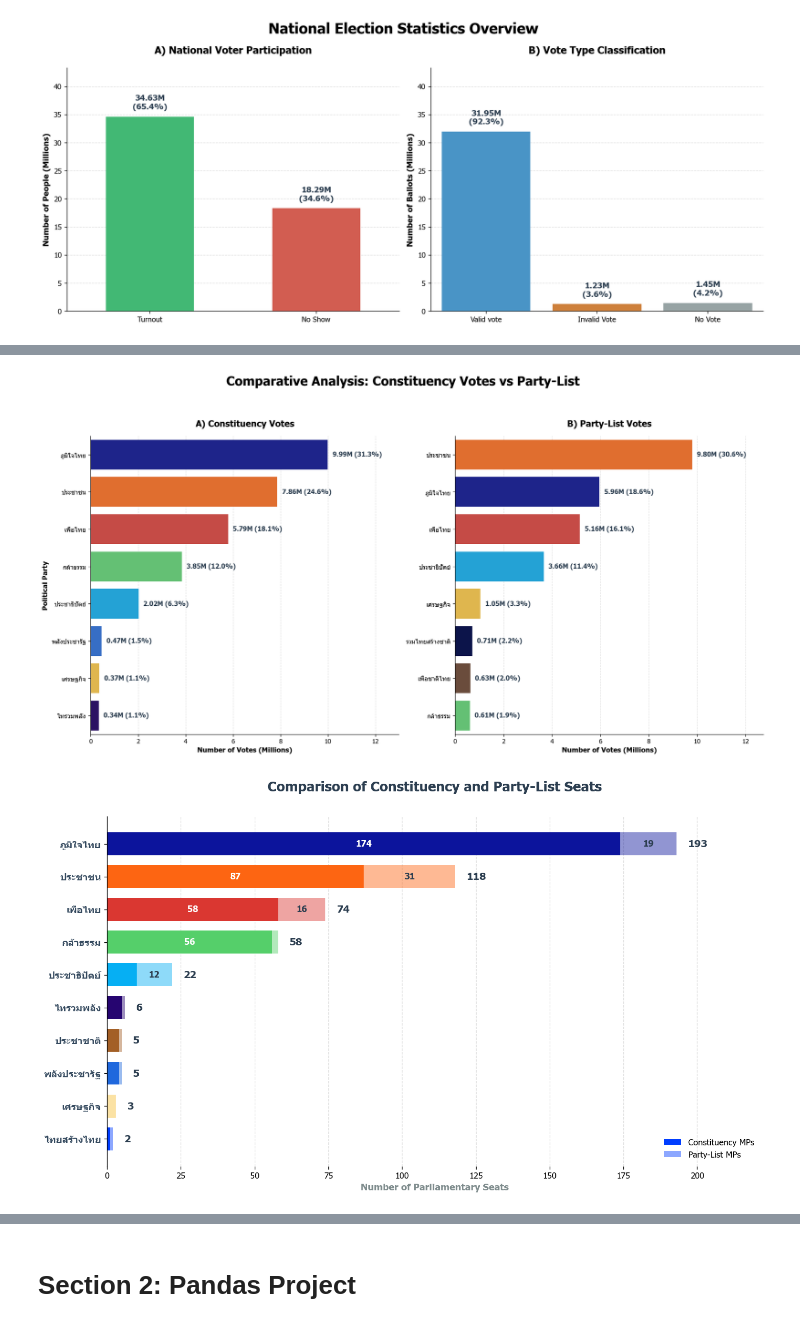
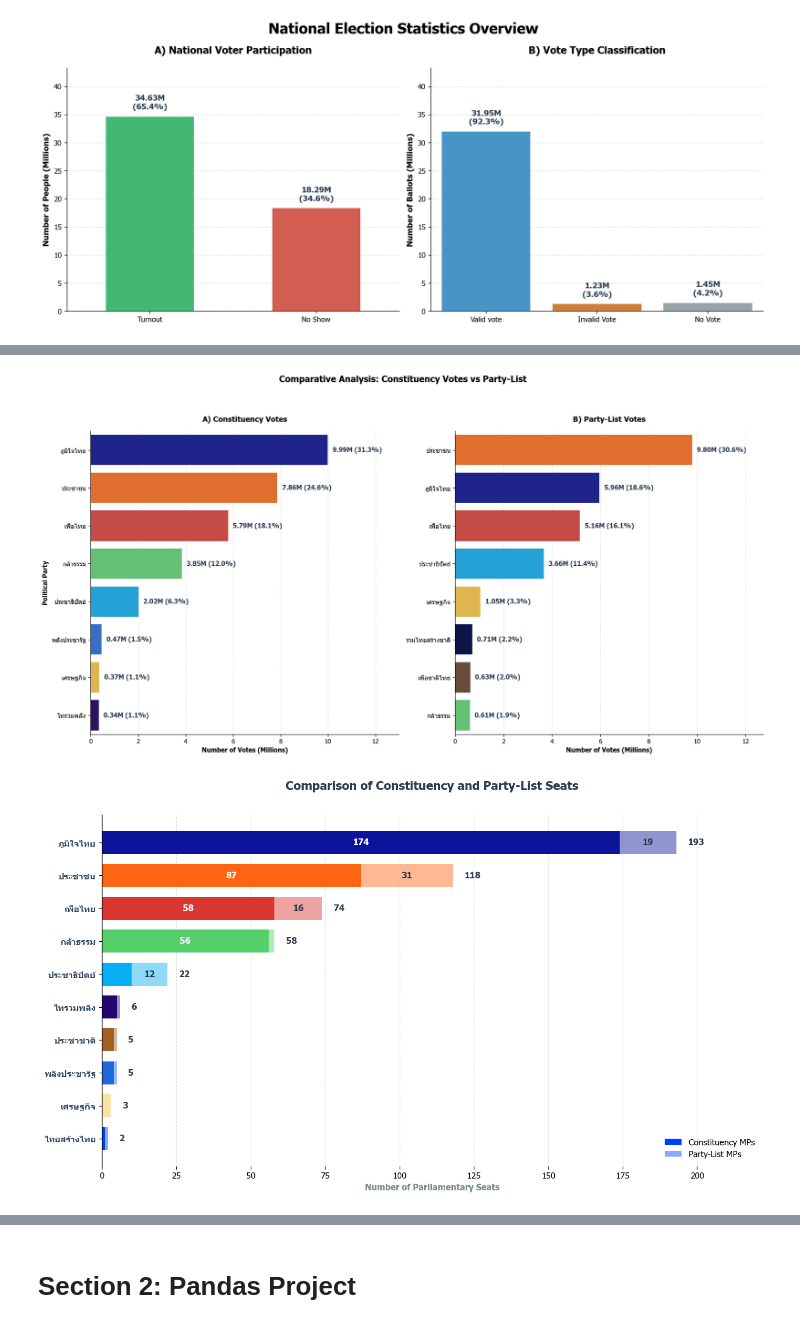
Before and after one commit to Gorszet/DADS5001_Election_2569, a Jupyter notebook: election_analysis69.ipynb, the cells around one changed output, grey strips where cells are left out. Saved outputs shown, nothing was run; the diff lists cells and outputs as text; code cells hidden in the pictures.

```diff
--- a/election_analysis69.ipynb
+++ b/election_analysis69.ipynb
@@ -347,16 +347,16 @@ for i, v_m in enumerate(val_compare_m):
         color_pct = 'red' if (pct > 0 if is_no_show else pct < 0) else 'green'
 
         ax_compare.text(i, v_m + offset_main, f"{v_m:,.2f}M",
-                        ha='center', va='bottom', fontsize=12, fontweight='bold', color='black')
+                        ha='center', va='bottom', fontsize=10, fontweight='bold', color='black')
         ax_compare.text(i, v_m + offset_pct, f"({pct:+.1f}%)",
-                        ha='center', va='bottom', fontsize=11, fontweight='bold', color=color_pct)
+                        ha='center', va='bottom', fontsize=10, fontweight='bold', color=color_pct)
     else:
         ax_compare.text(i, v_m + offset_pct, f"{v_m:,.2f}M",
-                        ha='center', va='bottom', fontsize=12, fontweight='bold', color='black')
+                        ha='center', va='bottom', fontsize=10, fontweight='bold', color='black')
 
 plt.title('National Voter Participation: 2022 vs 2026 Comparison',
           fontsize=16, fontweight='bold', pad=30, x=0.5, loc='center')
-plt.ylabel('Number of People (Millions)', fontsize=11, fontweight='bold')
+plt.ylabel('Number of People (Millions)', fontsize=10, fontweight='bold')
 plt.ylim(0, max(val_compare_m) * 1.25)
 ax_compare.yaxis.grid(True, linestyle='--', alpha=0.4)
 sns.despine()
@@ -389,16 +389,16 @@ for i, v_m in enumerate(val_vote_type_m):
         color_pct = 'red' if (pct > 0 if is_bad_type else pct < 0) else 'green'
 
         ax_vote_type.text(i, v_m + offset_main, f"{v_m:,.2f}M",
-                          ha='center', va='bottom', fontsize=12, fontweight='bold', color='black')
+                          ha='center', va='bottom', fontsize=10, fontweight='bold', color='black')
         ax_vote_type.text(i, v_m + offset_pct, f"({pct:+.1f}%)",
                           ha='center', va='bottom', fontsize=10, fontweight='bold', color=color_pct)
     else:
         ax_vote_type.text(i, v_m + offset_pct, f"{v_m:,.2f}M",
-                          ha='center', va='bottom', fontsize=12, fontweight='bold', color='black')
+                          ha='center', va='bottom', fontsize=10, fontweight='bold', color='black')
 
 plt.title('Election Ballot Classification: 2022 vs 2026 Comparison',
           fontsize=16, fontweight='bold', pad=30, x=0.5, loc='center')
-plt.ylabel('Number of Ballots (Millions)', fontsize=11, fontweight='bold')
+plt.ylabel('Number of Ballots (Millions)', fontsize=10, fontweight='bold')
 plt.ylim(0, max(val_vote_type_m) * 1.3)
 ax_vote_type.yaxis.grid(True, linestyle='--', alpha=0.4)
 sns.despine()
@@ -437,46 +437,46 @@ plt.subplots_adjust(wspace=0.35)
 sns.barplot(data=cons_votes_viz, x='vote_millions', y='party_name',
             palette=cons_votes_viz['color'].tolist(), ax=axes[0], linewidth=0.8)
 
-axes[0].set_title('A) Constituency Votes', fontsize=14, fontweight='bold', pad=15)
-axes[0].set_xlabel('Number of Votes (Millions)', fontsize=11, fontweight='bold')
-axes[0].set_ylabel('Political Party', fontsize=11, fontweight='bold')
+axes[0].set_title('A) Constituency Votes', fontsize=12, fontweight='bold', pad=15)
+axes[0].set_xlabel('Number of Votes (Millions)', fontsize=10, fontweight='bold')
+axes[0].set_ylabel('Political Party', fontsize=10, fontweight='bold')
 
 max_cons = cons_votes_viz['vote_millions'].max()
 for i, v in enumerate(cons_votes_viz['vote_millions']):
     share = cons_votes_viz.iloc[i]['Cons_Share']
     axes[0].text(v + (max_cons * 0.02), i, f'{v:.2f}M ({share:.1f}%)',
                  va='center', fontsize=10, fontweight='bold', color='#2c3e50')
 axes[0].set_xlim(0, max_cons * 1.3)
 axes[0].set_axisbelow(True)
 
 # ผลคะแนนการเลือกตั้งสส.บัญชีรายชื่อ
 sns.barplot(data=party_list_viz, x='vote_millions', y='party_name',
             palette=party_list_viz['color'].tolist(), ax=axes[1], linewidth=0.8)
 
-axes[1].set_title('B) Party-List Votes', fontsize=14, fontweight='bold', pad=15)
-axes[1].set_xlabel('Number of Votes (Millions)', fontsize=11, fontweight='bold')
+axes[1].set_title('B) Party-List Votes', fontsize=12, fontweight='bold', pad=15)
+axes[1].set_xlabel('Number of Votes (Millions)', fontsize=10, fontweight='bold')
 axes[1].set_ylabel('')
 
 max_pl = party_list_viz['vote_millions'].max()
 for i, v in enumerate(party_list_viz['vote_millions']):
     share = party_list_viz.iloc[i]['PL_Share']
     axes[1].text(v + (max_pl * 0.02), i, f'{v:.2f}M ({share:.1f}%)',
                  va='center', fontsize=10, fontweight='bold', color='#2c3e50')
 axes[1].set_xlim(0, max_pl * 1.3)
 axes[1].set_axisbelow(True)
 
 for ax in axes:
     ax.grid(True, axis='x', linestyle='--', alpha=0.4)
     ax.set_facecolor(BG_COLOR)
     sns.despine(ax=ax)
 
 plt.suptitle('Comparative Analysis: Constituency Votes vs Party-List',
-             fontsize=20, fontweight='bold', y=1.05, x=0.5)
+             fontsize=14, fontweight='bold', y=1.05, x=0.5)
 plt.tight_layout()
 # plt.savefig('1.4_constituency_vs_party_list.png', dpi=300, bbox_inches='tight')
 plt.show()
 # %% [output]
-[figure, old version]
+[figure, new version]
 # %%
 # Constituency and Party list seat
 
@@ -532,7 +532,7 @@ ax.barh(y_pos, final_seats['pl_seats'], left=final_seats['cons_seats'],
 max_val = final_seats['total_seats'].max()
 for i, (total, cons, pl) in enumerate(zip(final_seats['total_seats'], final_seats['cons_seats'], final_seats['pl_seats'])):
     ax.text(total + (max_val * 0.02), i, f'{int(total)}',
-            va='center', fontsize=12, fontweight='bold', color='#2c3e50')
+            va='center', fontsize=10, fontweight='bold', color='#2c3e50')
 
     if cons > 15:
         ax.text(cons/2, i, f'{int(cons)}', ha='center', va='center', color='white', fontweight='bold', fontsize=10)
@@ -540,22 +540,22 @@ for i, (total, cons, pl) in enumerate(zip(final_seats['total_seats'], final_seat
         ax.text(cons + pl/2, i, f'{int(pl)}', ha='center', va='center', color='#2c3e50', fontweight='bold', fontsize=10)
 
 ax.set_yticks(y_pos)
-ax.set_yticklabels(final_seats['party_name'], fontsize=11, fontweight='bold', color='#34495e')
+ax.set_yticklabels(final_seats['party_name'], fontsize=10, fontweight='bold', color='#34495e')
 
 plt.title('Comparison of Constituency and Party-List Seats',
-          fontsize=16, fontweight='bold', pad=30, x=0.5, loc='center', color='#2c3e50')
+          fontsize=14, fontweight='bold', pad=30, x=0.5, loc='center', color='#2c3e50')
 
-ax.set_xlabel('Number of Parliamentary Seats', fontsize=11, fontweight='bold', color='#7f8c8d')
+ax.set_xlabel('Number of Parliamentary Seats', fontsize=10, fontweight='bold', color='#7f8c8d')
 ax.set_xlim(0, max_val * 1.15)
 ax.spines[['top', 'right', 'bottom']].set_visible(False)
 ax.grid(axis='x', linestyle='--', alpha=0.4, zorder = 4)
 ax.grid(False, axis='y')
 ax.legend(bbox_to_anchor=(1.0, 0.1), frameon=False, fontsize=10)
 plt.tight_layout()
-plt.savefig('1.5 Constituency and Party list seat.png', dpi=120)
+# plt.savefig('1.5 Constituency and Party list seat.png', dpi=120)
 plt.show()
 # %% [output]
-[figure, old version]
+[figure, new version]
 # %%
 df_winners = df_cand_full[df_cand_full['mp_app_rank'] == 1].copy()
 if 'region' not in df_winners.columns:
```
Also changed, not shown: parts of 4 cells of this notebook.
